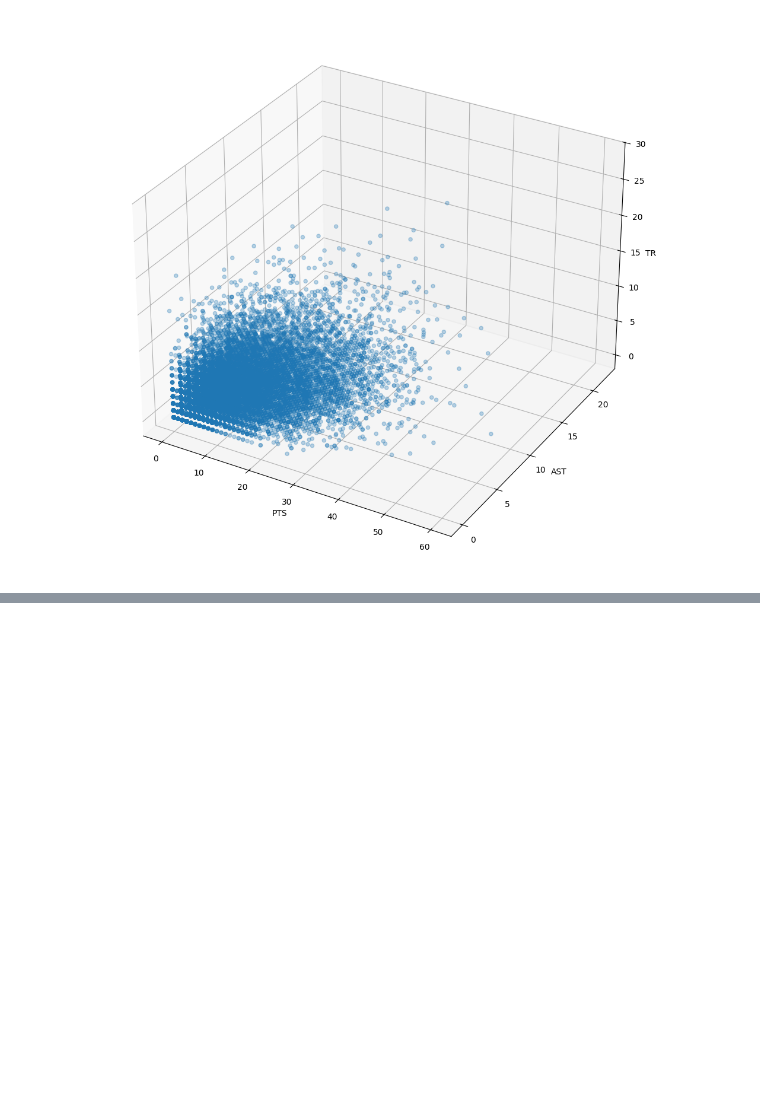
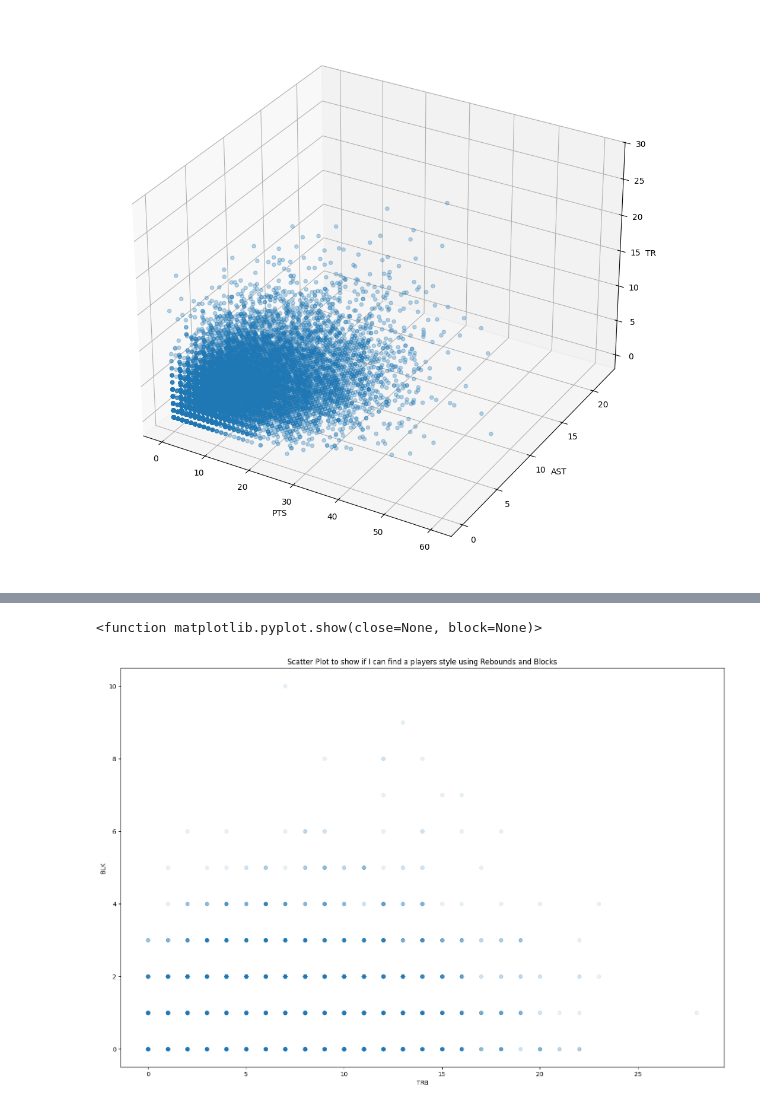
Before and after one commit to William-low127/Data-analytics, a Jupyter notebook: 02-Data_manipulation-Numpy_pandas/nbaassignment.ipynb, the cells around one changed output, grey strips where cells are left out. Saved outputs shown, nothing was run; the diff lists cells and outputs as text; code cells hidden in the pictures; blank space fills up the shorter version.

```diff
--- a/02-Data_manipulation-Numpy_pandas/nbaassignment.ipynb
+++ b/02-Data_manipulation-Numpy_pandas/nbaassignment.ipynb
@@ -80,0 +111,14 @@ plt.show()
+# %%
+x = df ['TRB']
+y = df ['BLK']
+plt.figure(figsize=(18,12))
+plt.scatter(x,y, alpha=0.1)
+
+plt.xlabel('TRB')
+plt.ylabel('BLK')
+plt.title('Scatter Plot to show if I can find a players style using Rebounds and Blocks')
+
+plt.show
+# %% [output]
+<function matplotlib.pyplot.show(close=None, block=None)>
+[figure, added]
```
Also changed, not shown: parts of 9 cells of this notebook.
